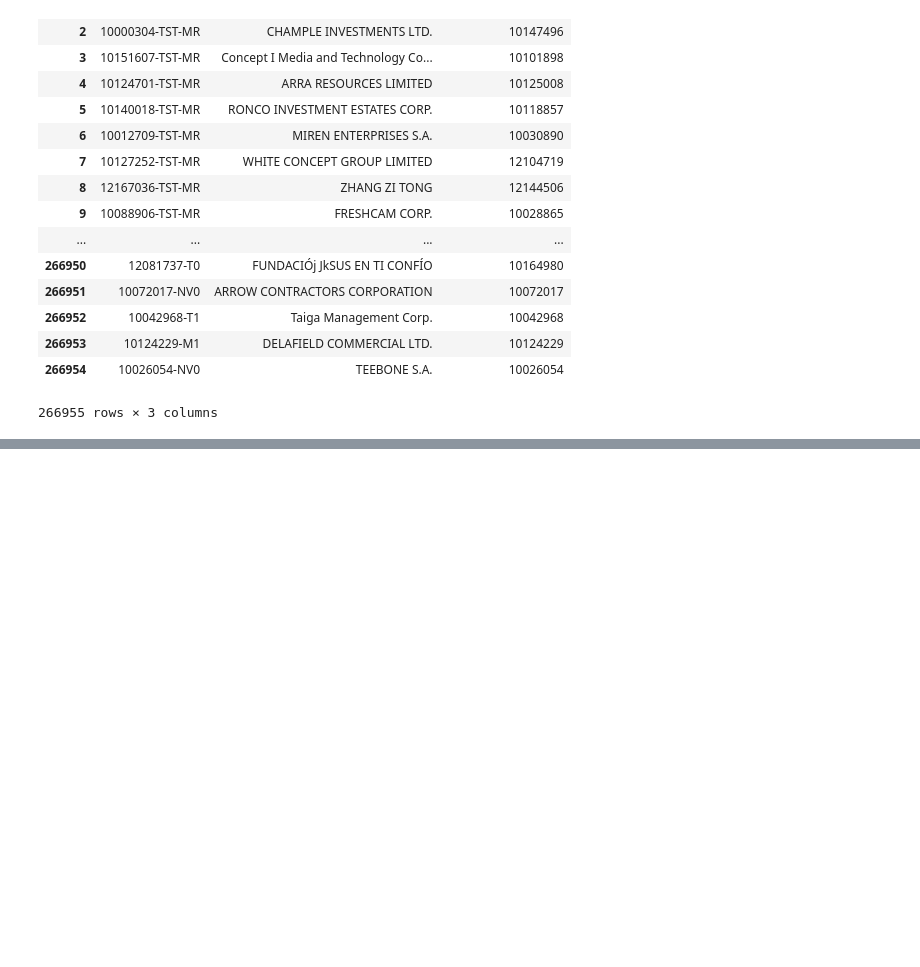
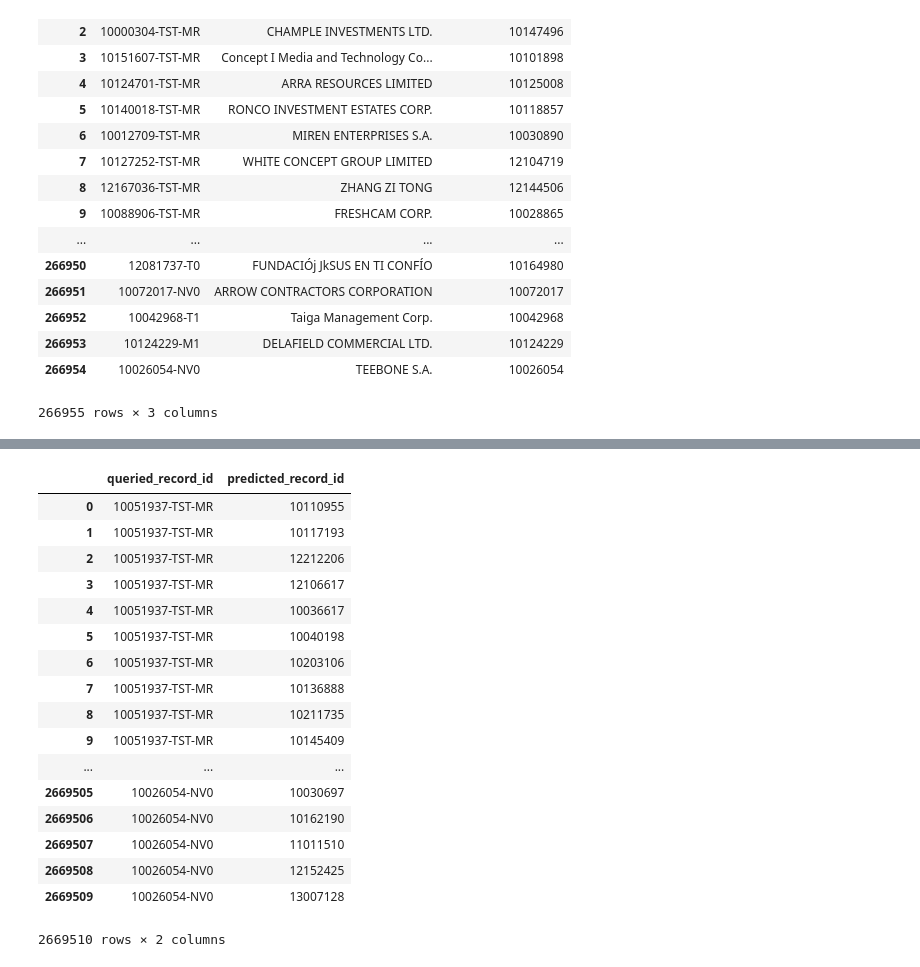
Before and after one commit to teomores/Oracle_HPC_contest, a Jupyter notebook: notebooks/name_letter_matrix.ipynb, the cells around one changed output, grey strips where cells are left out. Drawn from its saved outputs; the diff is of its cells as text; code cells hidden in the pictures; blank space fills up the shorter version.

```diff
--- a/notebooks/name_letter_matrix.ipynb
+++ b/notebooks/name_letter_matrix.ipynb
@@ -263,0 +328,3 @@ sub
+# %%
+rec_id = [df_test.at[i,'record_id'] for i in tqdm(rec_id)]
+rec_id
@@ -263,0 +350,3 @@ sub
+# %%
+lin_id = [x[2] for x in l]
+lin_id[:20]
@@ -263,0 +374,3 @@ sub
+# %%
+lin_id = [m_train.at[i,'record_id'] for i in tqdm(lin_id)]
+lin_id
@@ -263,0 +396,25 @@ sub
+# %%
+subbb = pd.DataFrame()
+subbb['queried_record_id'] = rec_id
+subbb['predicted_record_id'] = lin_id
+# %%
+subbb#.to_csv('prova.csv', index=False)
+# %% [output]
+|  | queried_record_id | predicted_record_id |
+| 0 | 10051937-TST-MR | 10110955 |
+| 1 | 10051937-TST-MR | 10117193 |
+| 2 | 10051937-TST-MR | 12212206 |
+| 3 | 10051937-TST-MR | 12106617 |
+| 4 | 10051937-TST-MR | 10036617 |
+| 5 | 10051937-TST-MR | 10040198 |
+| 6 | 10051937-TST-MR | 10203106 |
+| 7 | 10051937-TST-MR | 10136888 |
+| 8 | 10051937-TST-MR | 10211735 |
+| 9 | 10051937-TST-MR | 10145409 |
+| ... | ... | ... |
+| 2669505 | 10026054-NV0 | 10030697 |
+| 2669506 | 10026054-NV0 | 10162190 |
+| 2669507 | 10026054-NV0 | 11011510 |
+| 2669508 | 10026054-NV0 | 12152425 |
+| 2669509 | 10026054-NV0 | 13007128 |
+2669510 rows × 2 columns
```
Also changed, not shown: parts of 26 cells of this notebook.
